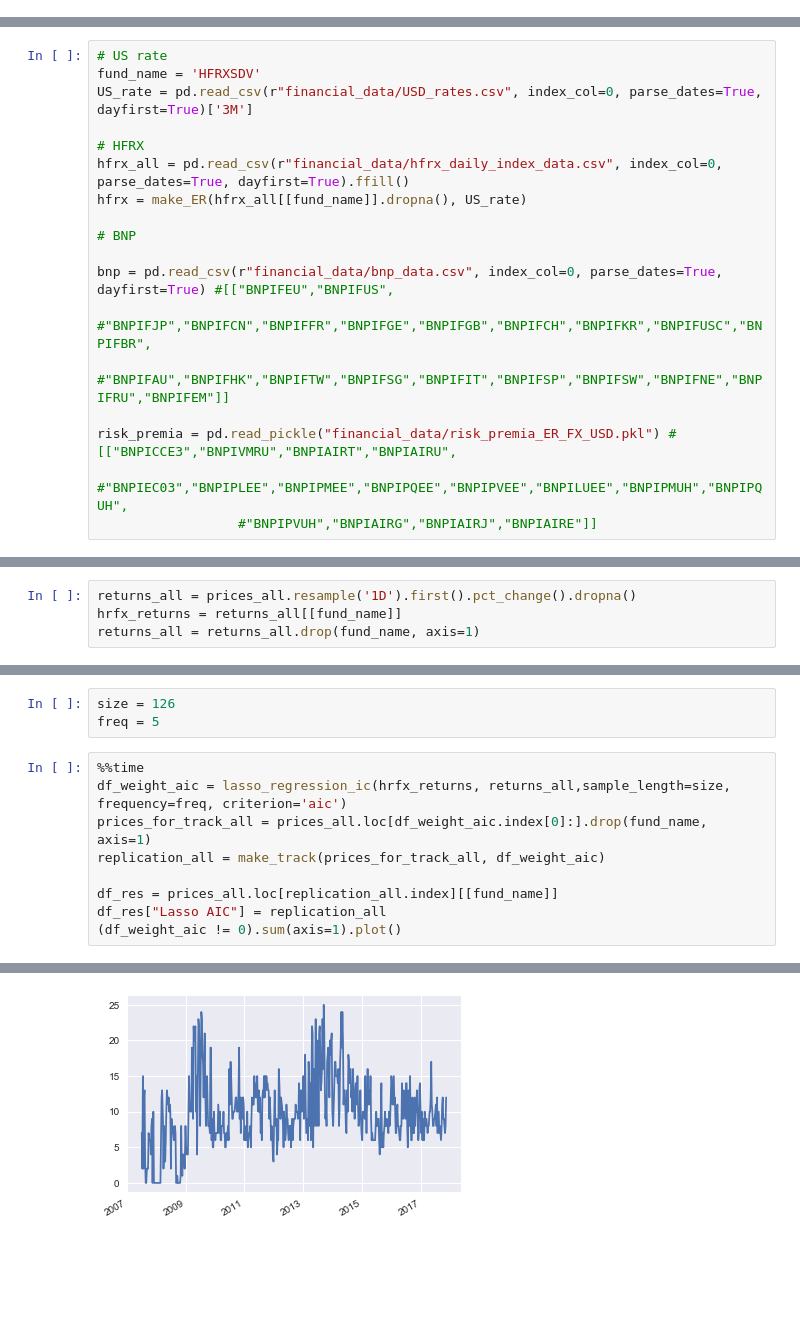
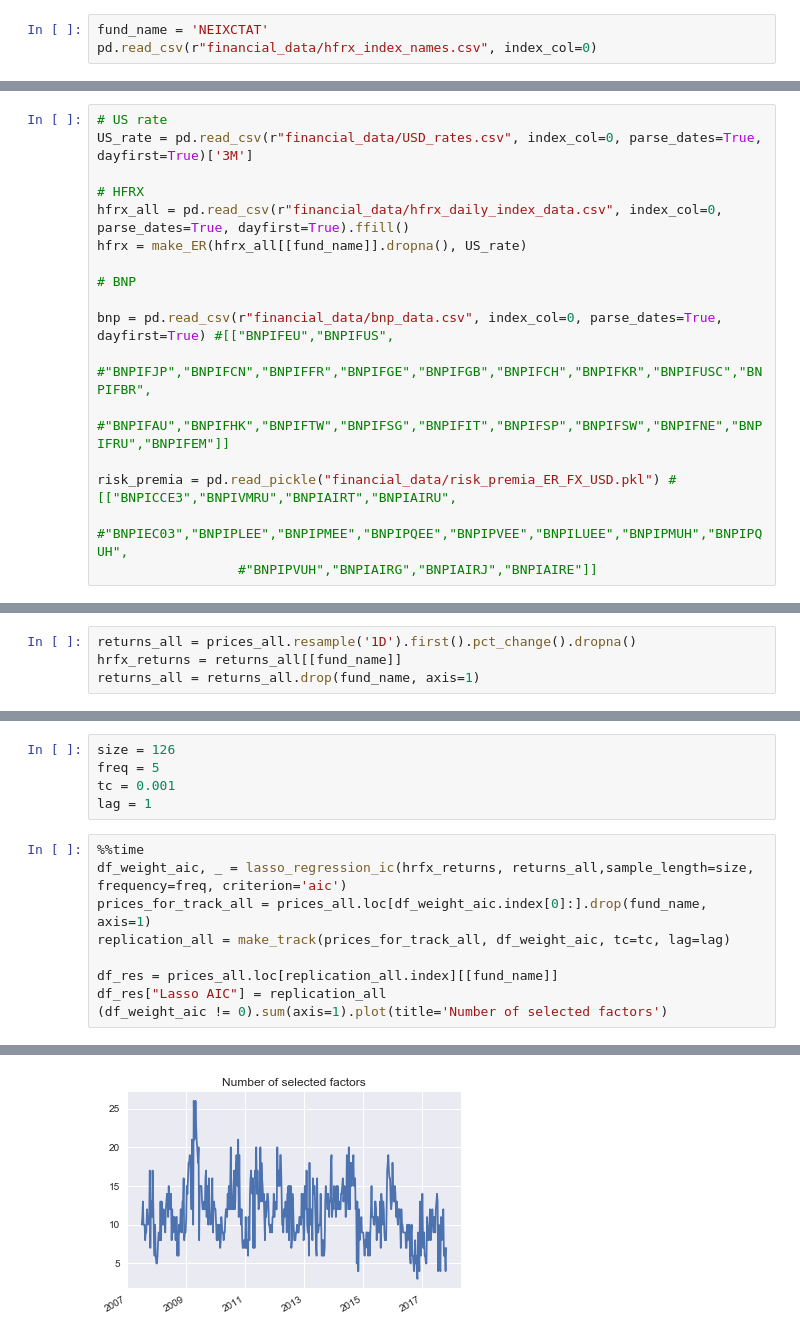
Before and after one commit to gwigniolle/Hedge-Fund-Replication, a Jupyter notebook: Replication HFRX Equity Market Neutral.ipynb, the cells around one changed output, grey strips where cells are left out. Cells and saved outputs as stored; diff of their text form; blank space fills up the shorter version.

```diff
--- a/Replication HFRX Equity Market Neutral.ipynb
+++ b/Replication HFRX Equity Market Neutral.ipynb
@@ -18,3 +18,6 @@ from hc_graph import hc_stock
 # %% [output]
 [interactive output not drawn]
 Open console to check js libs were loaded in page
+# %%
+fund_name = 'NEIXCTAT'
+pd.read_csv(r"financial_data/hfrx_index_names.csv", index_col=0)
@@ -22,7 +87,6 @@ Open console to check js libs were loaded in page
 ### Financial data loads and cleaning
 # %%
 # US rate
-fund_name = 'HFRXSDV'
 US_rate = pd.read_csv(r"financial_data/USD_rates.csv", index_col=0, parse_dates=True, dayfirst=True)['3M']
 
 # HFRX
@@ -47,13 +125,15 @@ returns_all = returns_all.drop(fund_name, axis=1)
 # %%
 size = 126
 freq = 5
+tc = 0.001
+lag = 1
 # %%
 %%time
-df_weight_aic = lasso_regression_ic(hrfx_returns, returns_all,sample_length=size, frequency=freq, criterion='aic')
+df_weight_aic, _ = lasso_regression_ic(hrfx_returns, returns_all,sample_length=size, frequency=freq, criterion='aic')
 prices_for_track_all = prices_all.loc[df_weight_aic.index[0]:].drop(fund_name, axis=1)
-replication_all = make_track(prices_for_track_all, df_weight_aic)
+replication_all = make_track(prices_for_track_all, df_weight_aic, tc=tc, lag=lag)
 
 df_res = prices_all.loc[replication_all.index][[fund_name]]
 df_res["Lasso AIC"] = replication_all
-(df_weight_aic != 0).sum(axis=1).plot()
+(df_weight_aic != 0).sum(axis=1).plot(title='Number of selected factors')
 # %% [output]
@@ -62 +142 @@ Wall time: 42.9 s
-[figure, old version]
+[figure, new version]
```
Also changed, not shown: parts of 21 cells of this notebook, 1 other file.
